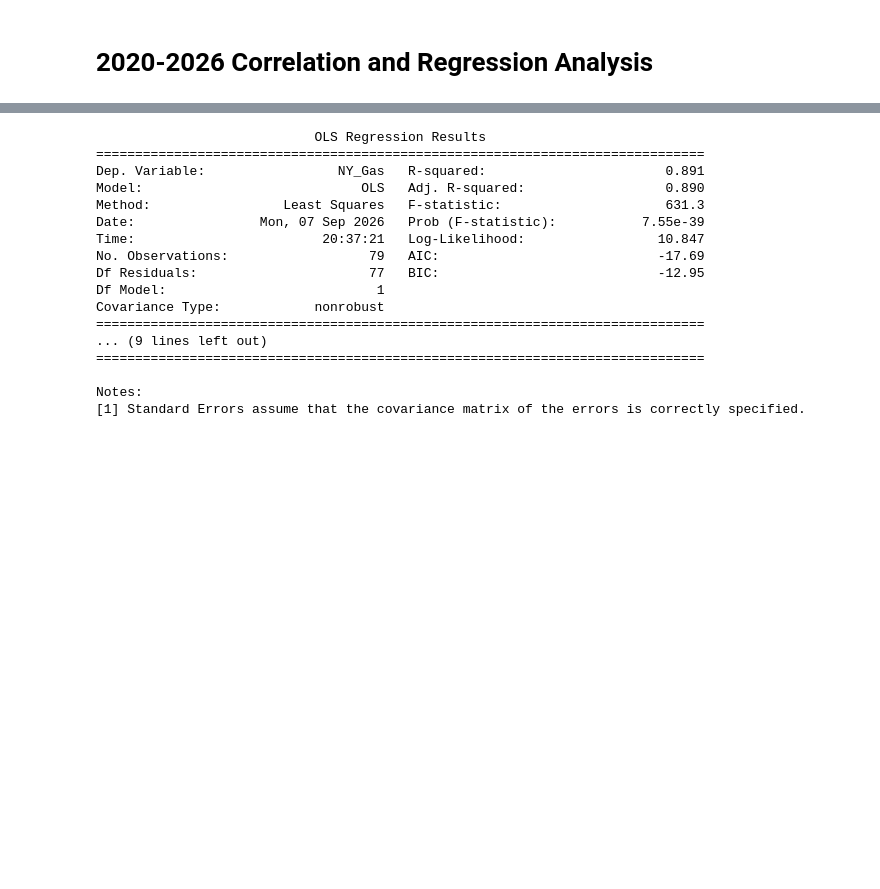
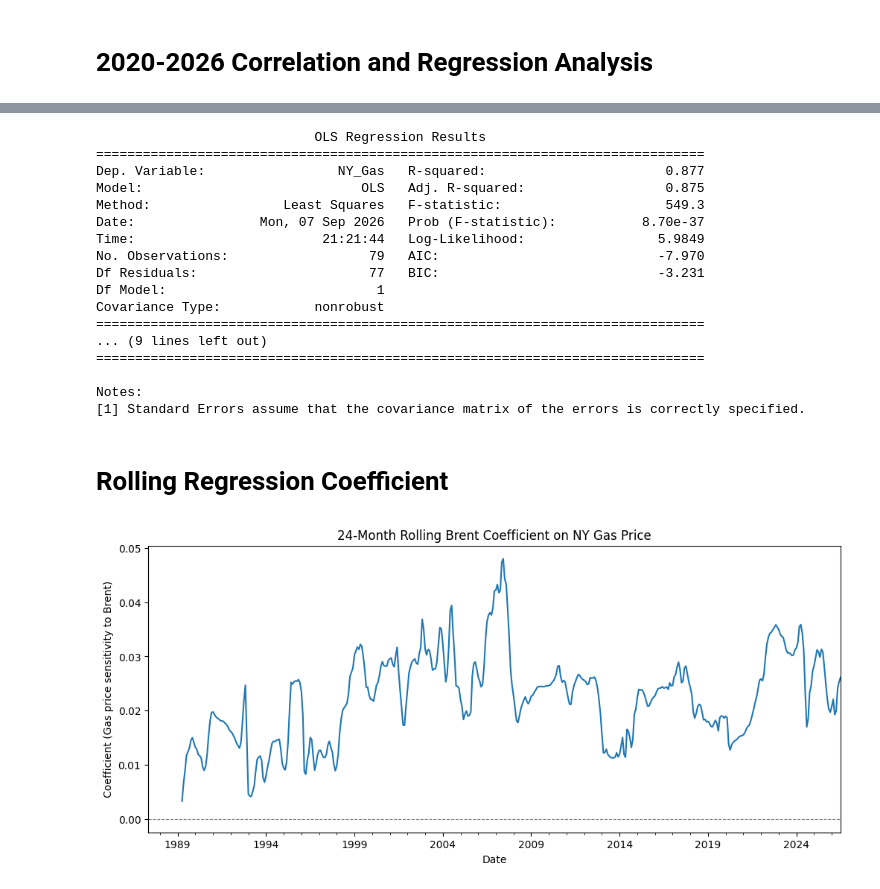
Before and after one commit to ellenwang995/PriceAtThePump, a Jupyter notebook: PumpPrices.ipynb, the cells around one changed output, grey strips where cells are left out. Drawn from its saved outputs; the diff is of its cells as text; code cells hidden in the pictures; blank space fills up the shorter version.

```diff
--- a/PumpPrices.ipynb
+++ b/PumpPrices.ipynb
@@ -112,5 +125,5 @@ plt.show()
 # %%
-X_post2020 = sm.add_constant(df_post2020['WTI'])
+X_post2020 = sm.add_constant(df_post2020['Brent'])
 y_post2020 = df_post2020['NY_Gas']
 
 model_post2020 = sm.OLS(y_post2020, X_post2020, missing='drop').fit()
@@ -118,13 +131,13 @@ print(model_post2020.summary())
 # %% [output]
                             OLS Regression Results
 ==============================================================================
-Dep. Variable:                 NY_Gas   R-squared:                       0.891
-Model:                            OLS   Adj. R-squared:                  0.890
-Method:                 Least Squares   F-statistic:                     631.3
-Date:                Mon, 07 Sep 2026   Prob (F-statistic):           7.55e-39
-Time:                        20:37:21   Log-Likelihood:                 10.847
-No. Observations:                  79   AIC:                            -17.69
-Df Residuals:                      77   BIC:                            -12.95
+Dep. Variable:                 NY_Gas   R-squared:                       0.877
+Model:                            OLS   Adj. R-squared:                  0.875
+Method:                 Least Squares   F-statistic:                     549.3
+Date:                Mon, 07 Sep 2026   Prob (F-statistic):           8.70e-37
+Time:                        21:21:44   Log-Likelihood:                 5.9849
+No. Observations:                  79   AIC:                            -7.970
+Df Residuals:                      77   BIC:                            -3.231
 Df Model:                           1
 Covariance Type:            nonrobust
 ==============================================================================
@@ -133,3 +146,19 @@ Covariance Type:            nonrobust
 
 Notes:
 [1] Standard Errors assume that the covariance matrix of the errors is correctly specified.
+# %% [markdown]
+# Rolling Regression Coefficient
+# %%
+X = sm.add_constant(df['Brent'])
+y = df['NY_Gas']
+window = 24
+rolling_model = RollingOLS(y, X, window=window).fit()
+rolling_coef = rolling_model.params['Brent']
+
+rolling_coef.plot(figsize=(12,5), title=f'{window}-Month Rolling Brent Coefficient on NY Gas Price')
+plt.xlabel('Date')
+plt.ylabel('Coefficient (Gas price sensitivity to Brent)')
+plt.axhline(0, color='gray', linewidth=0.8, linestyle='--')
+plt.show()
+# %% [output]
+[figure, added]
```
Also changed, not shown: parts of 13 cells of this notebook.
